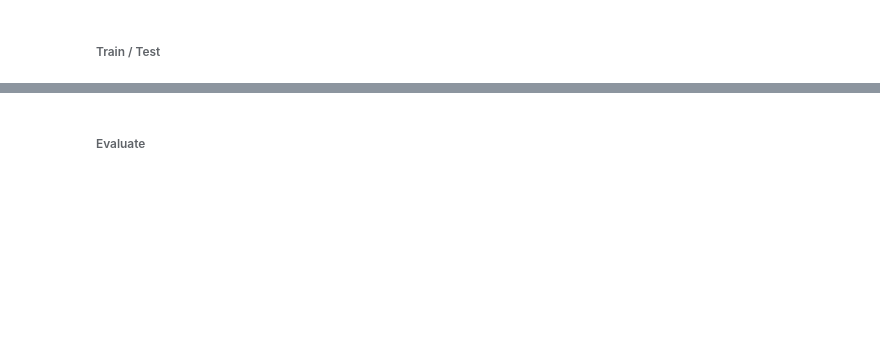
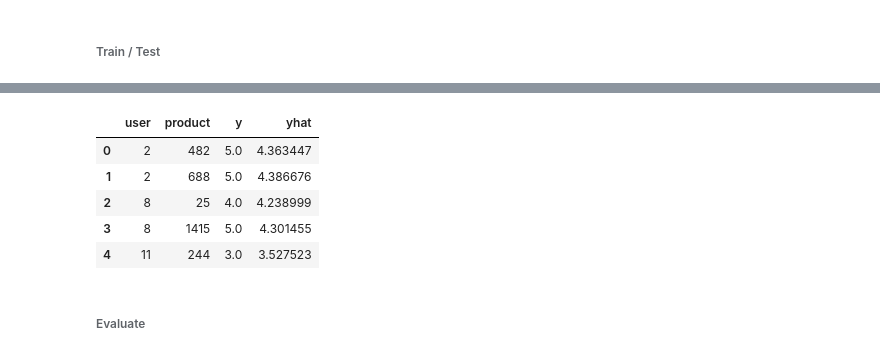
Before and after one commit to OxanaDrotieva/TripAdvisor_NLP, a Jupyter notebook: Neural_Collaborative_Filtering.ipynb, the cells around one changed output, grey strips where cells are left out. Saved outputs shown, nothing was run; the diff lists cells and outputs as text; code cells hidden in the pictures; blank space fills up the shorter version.

```diff
--- a/Neural_Collaborative_Filtering.ipynb
+++ b/Neural_Collaborative_Filtering.ipynb
@@ -227,7 +133,7 @@ cf_xusers = layers.Reshape(name='cf_xusers', target_shape=(embeddings_size,))(cf
 cf_xproducts_emb = layers.Embedding(name="cf_xproducts_emb", input_dim=prd, output_dim=embeddings_size)(xproducts_in)
 cf_xproducts = layers.Reshape(name='cf_xproducts', target_shape=(embeddings_size,))(cf_xproducts_emb)
 ## product
-cf_xx = layers.Dot(name='cf_xx', normalize=True, axes=1)([cf_xusers, cf_xproducts])
+cf_xx = layers.Dot(name='cf_xx', normalize=False, axes=1)([cf_xusers, cf_xproducts])
 
 # B) Neural Network
 ## embeddings and reshape
@@ -246,7 +152,7 @@ y_out = layers.Dense(name="y_out", units=1, activation='linear')(y_out)
 
 # Compile
 model = models.Model(inputs=[xusers_in,xproducts_in], outputs=y_out, name="Neural_CollaborativeFiltering")
-model.compile(optimizer='adam', loss='mean_absolute_error', metrics=['mean_absolute_percentage_error'])
+model.compile(optimizer='adam', loss='mean_squared_error', metrics=[metrics.MeanSquaredError()])
 model.summary()
 # %% [output]
 Model: "Neural_CollaborativeFiltering"
@@ -275,6 +201,6 @@ utils.plot_model(model, to_file='model.png', show_shapes=True, show_layer_names=
 # %%
 # train
 training = model.fit(x=[train["user"], train["product"]], y=train["y"],
-                     epochs=100, batch_size=128, shuffle=True, verbose=0, validation_split=0.3)
+                     epochs=40, batch_size=128, shuffle=True, verbose=0, validation_split=0.3)
 model = training.model
 utils_plot_keras_training(training)
@@ -283,5 +207,5 @@ utils_plot_keras_training(training)
 # %%
 # test
 test["yhat"] = model.predict([test["user"], test["product"]])
-test
+test_result = pd.DataFrame(test)
 # %% [output]
@@ -302,2 +213,11 @@ test
+# %%
+test_result.head()
+# %% [output]
+|  | user | product | y | yhat |
+| 0 | 2 | 482 | 5.0 | 4.363447 |
+| 1 | 2 | 688 | 5.0 | 4.386676 |
+| 2 | 8 | 25 | 4.0 | 4.238999 |
+| 3 | 8 | 1415 | 5.0 | 4.301455 |
+| 4 | 11 | 244 | 3.0 | 3.527523 |
 # %% [markdown]
 ###### Evaluate
```
Also changed, not shown: parts of 49 cells of this notebook.
